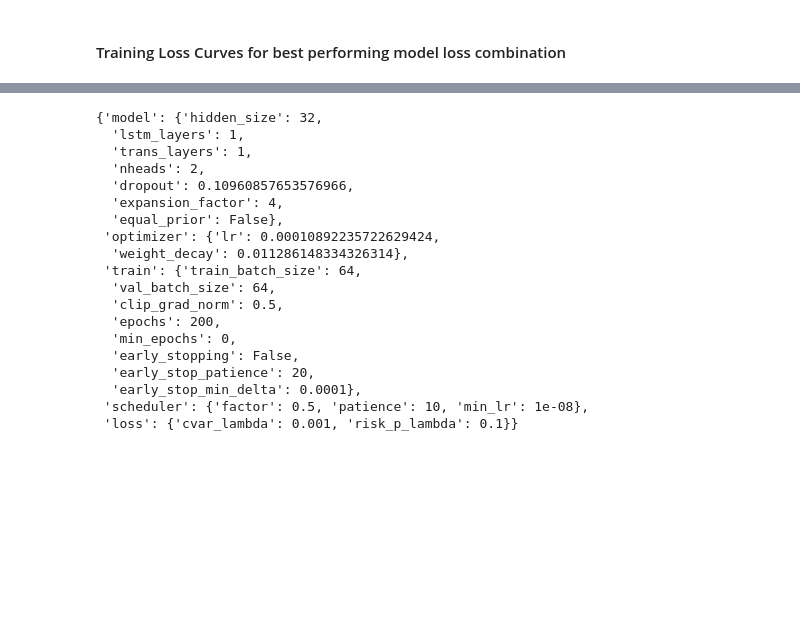
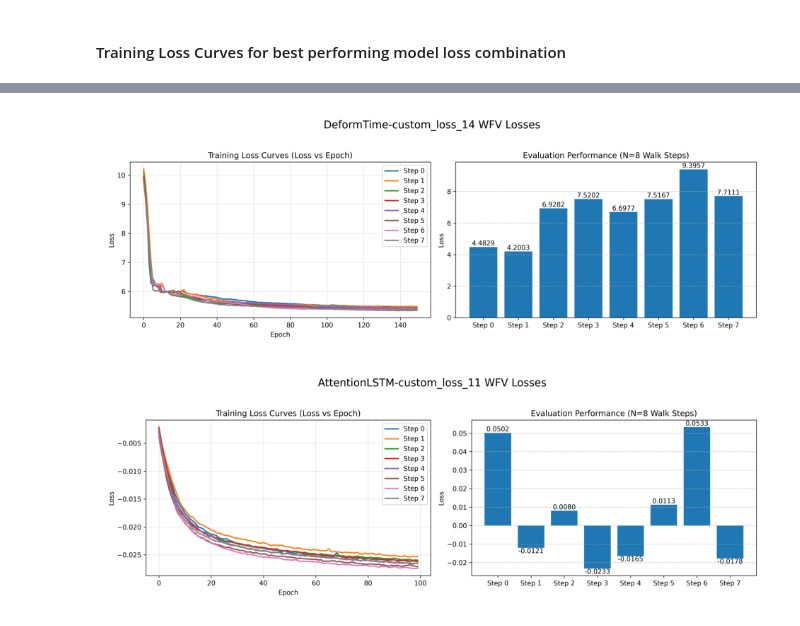
Before and after one commit to travisdesell/exact, a Jupyter notebook: financial_loss_functions/exploration/model_selection.ipynb, the cells around one changed output, grey strips where cells are left out. Drawn from its saved outputs; the diff is of its cells as text; code cells hidden in the pictures; blank space fills up the shorter version.

Commit message:
Viz: Displays frontier train curve images

```diff
--- a/financial_loss_functions/exploration/model_selection.ipynb
+++ b/financial_loss_functions/exploration/model_selection.ipynb
@@ -410,10 +410,15 @@ else:
 # %% [markdown]
 #### Training Loss Curves for best performing model loss combination
 # %%
-plt.figure(figsize=(12, 8))
-img = mpimg.imread(artifacts_paths['tuned_plots_dir'] / 'TemporalTransformer-custom_loss_11 WFV Losses.png')
-plt.imshow(img)
-plt.axis('off')  # hide axes
-plt.show()
+def plot_train_curves(model_name):
+    plt.figure(figsize=(12, 8))
+    img = mpimg.imread(artifacts_paths['tuned_plots_dir'] / f'{model_name} WFV Losses.png')
+    plt.imshow(img)
+    plt.axis('off')  # hide axes
+    plt.show()
+
+model_name = 'TemporalTransformer-custom_loss_11'
+plot_train_curves(model_name)
+opti_hparams.get(model_name)
 # %% [output]
 [figure]
@@ -420,22 +444,10 @@ plt.show()
-# %%
-opti_hparams.get('TemporalTransformer-custom_loss_11')
-# %% [output]
-{'model': {'hidden_size': 32,
-  'lstm_layers': 1,
-  'trans_layers': 1,
-  'nheads': 2,
-  'dropout': 0.10960857653576966,
-  'expansion_factor': 4,
-  'equal_prior': False},
- 'optimizer': {'lr': 0.00010892235722629424,
-  'weight_decay': 0.011286148334326314},
- 'train': {'train_batch_size': 64,
-  'val_batch_size': 64,
-  'clip_grad_norm': 0.5,
-  'epochs': 200,
-  'min_epochs': 0,
-  'early_stopping': False,
-  'early_stop_patience': 20,
-  'early_stop_min_delta': 0.0001},
- 'scheduler': {'factor': 0.5, 'patience': 10, 'min_lr': 1e-08},
- 'loss': {'cvar_lambda': 0.001, 'risk_p_lambda': 0.1}}
+# %%
+model_name = 'DeformTime-custom_loss_14'
+plot_train_curves(model_name)
+# %% [output]
+[figure, added]
+# %%
+model_name = 'AttentionLSTM-custom_loss_11'
+plot_train_curves(model_name)
+# %% [output]
+[figure, added]
```
Also changed, not shown: parts of 8 cells of this notebook.
